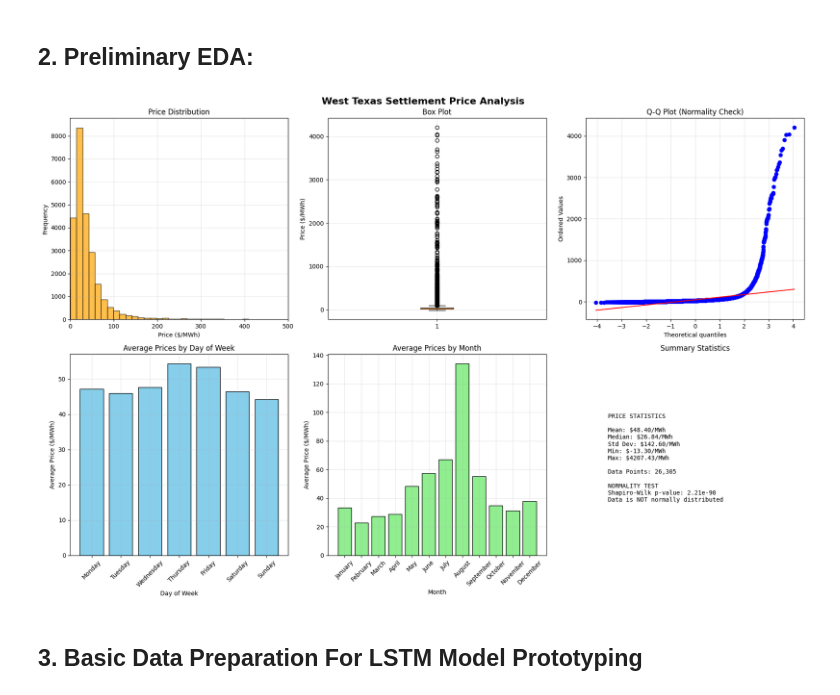
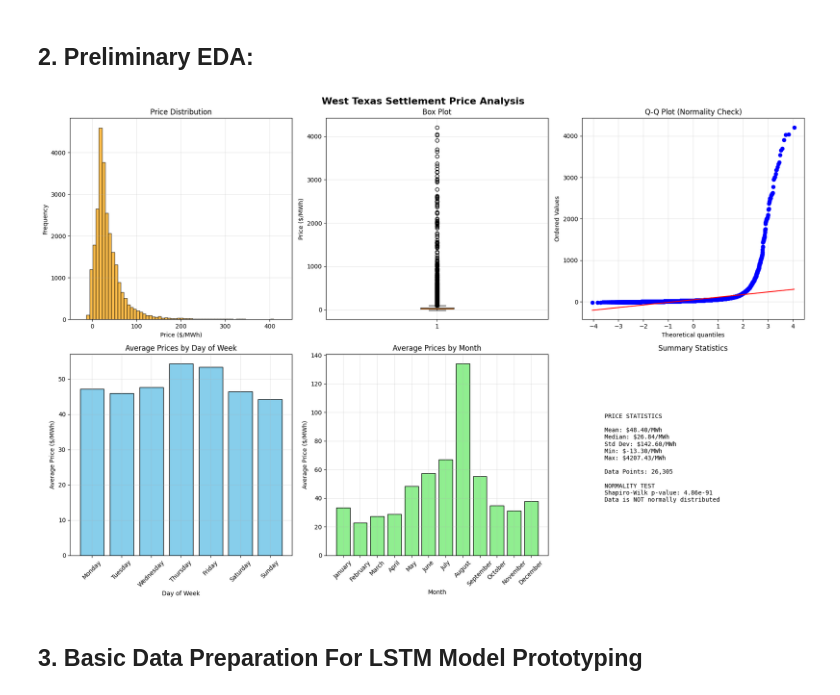
Before and after one commit to MibhaelGray/LSTM-Solar-Production-ERCOT, a Jupyter notebook: notebooks/model.ipynb, the cells around one changed output. Drawn from its saved outputs; the diff is of its cells as text; code cells hidden in the pictures.

```diff
--- a/notebooks/model.ipynb
+++ b/notebooks/model.ipynb
@@ -66,11 +72,11 @@ fig, axes = plt.subplots(2, 3, figsize=(18, 12))
 fig.suptitle('West Texas Settlement Price Analysis', fontsize=16, fontweight='bold')
 
 # 1. Histogram
-axes[0, 0].hist(hourly_ercot_dam_settlement_data['SettlementPointPrice'], bins=300, alpha=0.7, color='orange', edgecolor='black')
+axes[0, 0].hist(hourly_ercot_dam_settlement_data['SettlementPointPrice'], bins=600, alpha=0.7, color='orange', edgecolor='black')
 axes[0, 0].set_xlabel('Price ($/MWh)')
 axes[0, 0].set_ylabel('Frequency')
 axes[0, 0].set_title('Price Distribution')
-axes[0, 0].set_xlim(0, 500)
+axes[0, 0].set_xlim(-50, 450)
 axes[0, 0].grid(True, alpha=0.3)
 
 # 2. Box Plot
@@ -112,34 +118,34 @@ axes[1, 1].grid(True, alpha=0.3)
 # 6. Summary statistics as text
 stats_text = f"""
 PRICE STATISTICS
 
 Mean: ${hourly_ercot_dam_settlement_data['SettlementPointPrice'].mean():.2f}/MWh
 Median: ${hourly_ercot_dam_settlement_data['SettlementPointPrice'].median():.2f}/MWh
 Std Dev: ${hourly_ercot_dam_settlement_data['SettlementPointPrice'].std():.2f}/MWh
 Min: ${hourly_ercot_dam_settlement_data['SettlementPointPrice'].min():.2f}/MWh
 Max: ${hourly_ercot_dam_settlement_data['SettlementPointPrice'].max():.2f}/MWh
 
 Data Points: {len(hourly_ercot_dam_settlement_data):,}
 """
 
 # Normality test
 shapiro_stat, shapiro_p = stats.shapiro(hourly_ercot_dam_settlement_data['SettlementPointPrice'].sample(5000))
 normality_text = f"\nNORMALITY TEST\nShapiro-Wilk p-value: {shapiro_p:.2e}\n"
 if shapiro_p < 0.05:
     normality_text += "Data is NOT normally distributed"
 else:
     normality_text += "Data appears normally distributed"
 
 axes[1, 2].text(0.1, 0.5, stats_text + normality_text, transform=axes[1, 2].transAxes,
                 fontsize=10, verticalalignment='center', fontfamily='monospace')
 axes[1, 2].set_title('Summary Statistics')
 axes[1, 2].axis('off')
 
 
 plt.tight_layout()
 plt.show()
 # %% [output]
-[figure, old version]
+[figure, new version]
 # %% [markdown]
 ## 3. Basic Data Preparation For LSTM Model Prototyping
 # %%
```
Also changed, not shown: parts of 2 cells of this notebook, 2 other files.
